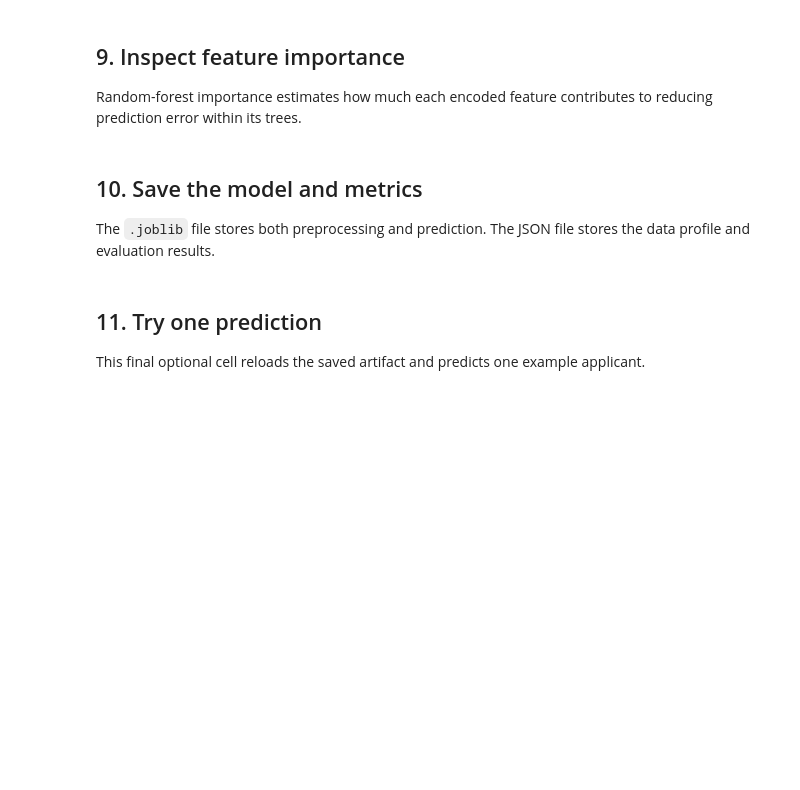
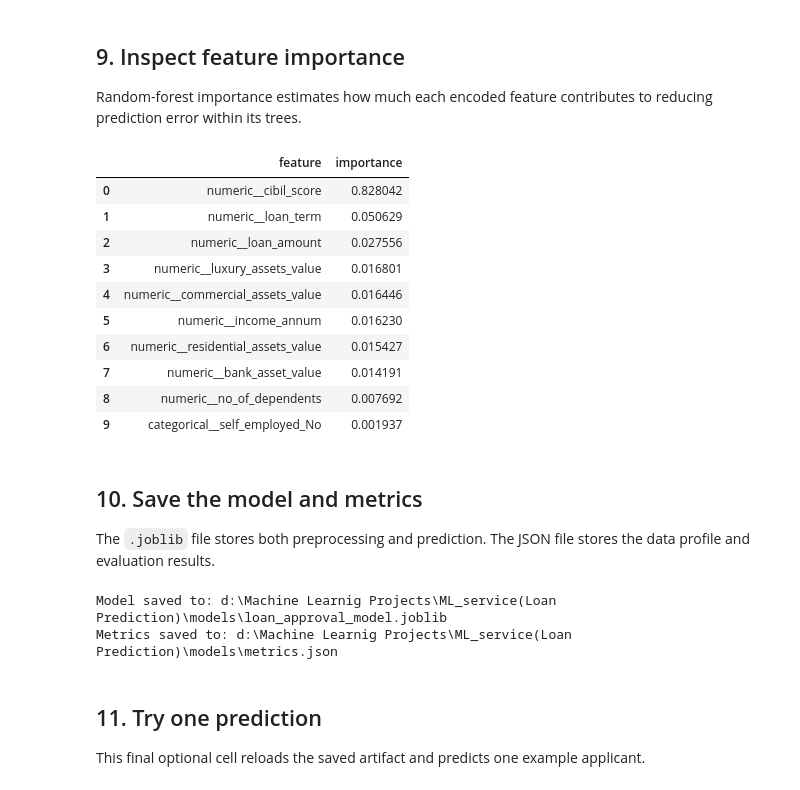
Before and after one commit to NihadHasan24/ML_service, a Jupyter notebook: train.ipynb, the cells around one changed output. Drawn from its saved outputs; the diff is of its cells as text; code cells hidden in the pictures; blank space fills up the shorter version.

```diff
--- a/train.ipynb
+++ b/train.ipynb
@@ -34,6 +34,7 @@ PROJECT_ROOT = Path.cwd()
 DATA_PATH = PROJECT_ROOT / "dataset" / "loan_approval_dataset.csv"
 MODEL_PATH = PROJECT_ROOT / "models" / "loan_approval_model.joblib"
 METRICS_PATH = PROJECT_ROOT / "models" / "metrics.json"
+PIPELINE_CACHE = PROJECT_ROOT / ".pipeline_cache"
 
 TEST_SIZE = 0.20
 CV_FOLDS = 5
@@ -181,6 +212,7 @@ preprocessor = ColumnTransformer(
 classifier = RandomForestClassifier(
     n_estimators=400,
     min_samples_leaf=2,
+    max_features="sqrt",
     class_weight="balanced",
     random_state=RANDOM_STATE,
     n_jobs=1,
@@ -190,7 +222,8 @@ model = Pipeline(
     steps=[
         ("preprocessor", preprocessor),
         ("classifier", classifier),
-    ]
+    ],
+    memory=str(PIPELINE_CACHE),
 )
 
 model
@@ -232,6 +288,7 @@ display(cv_summary.round(4))
 Accuracy shows total correctness, macro-F1 weights both classes equally, and ROC-AUC measures ranking quality across probability thresholds.
 # %%
 model.fit(X_train, y_train)
+fitted_classifier = model.named_steps["classifier"]
 predictions = model.predict(X_test)
 
 class_names = list(model.classes_)
@@ -266,15 +340,27 @@ Random-forest importance estimates how much each encoded feature contributes to
 # %%
 transformed_features = model.named_steps["preprocessor"].get_feature_names_out()
 feature_importance = sorted(
-    zip(transformed_features, classifier.feature_importances_, strict=True),
+    zip(transformed_features, fitted_classifier.feature_importances_, strict=True),
     key=lambda item: item[1],
     reverse=True,
 )
 
 importance_table = pd.DataFrame(
     feature_importance, columns=["feature", "importance"]
 ).head(10)
 display(importance_table)
+# %% [output]
+|  | feature | importance |
+| 0 | numeric__cibil_score | 0.828042 |
+| 1 | numeric__loan_term | 0.050629 |
+| 2 | numeric__loan_amount | 0.027556 |
+| 3 | numeric__luxury_assets_value | 0.016801 |
+| 4 | numeric__commercial_assets_value | 0.016446 |
+| 5 | numeric__income_annum | 0.016230 |
+| 6 | numeric__residential_assets_value | 0.015427 |
+| 7 | numeric__bank_asset_value | 0.014191 |
+| 8 | numeric__no_of_dependents | 0.007692 |
+| 9 | categorical__self_employed_No | 0.001937 |
 # %% [markdown]
 ## 10. Save the model and metrics
 
@@ -293,7 +379,7 @@ cross_validation_metrics = {
 
 metrics = {
     "data": {
-        "rows": int(len(data)),
+        "rows": len(data),
         "input_features": len(FEATURES),
         "duplicate_rows": int(data.duplicated().sum()),
         "target_distribution": {
@@ -302,8 +388,8 @@ metrics = {
         "negative_asset_values": negative_assets,
     },
     "split": {
-        "training_rows": int(len(X_train)),
-        "test_rows": int(len(X_test)),
+        "training_rows": len(X_train),
+        "test_rows": len(X_test),
         "test_size": TEST_SIZE,
         "random_state": RANDOM_STATE,
     },
@@ -337,6 +423,9 @@ METRICS_PATH.write_text(json.dumps(metrics, indent=2), encoding="utf-8")
 
 print(f"Model saved to: {MODEL_PATH}")
 print(f"Metrics saved to: {METRICS_PATH}")
+# %% [output]
+Model saved to: d:\Machine Learnig Projects\ML_service(Loan Prediction)\models\loan_approval_model.joblib
+Metrics saved to: d:\Machine Learnig Projects\ML_service(Loan Prediction)\models\metrics.json
 # %% [markdown]
 ## 11. Try one prediction
 
```
Also changed, not shown: parts of 8 cells of this notebook, 3 other files.
